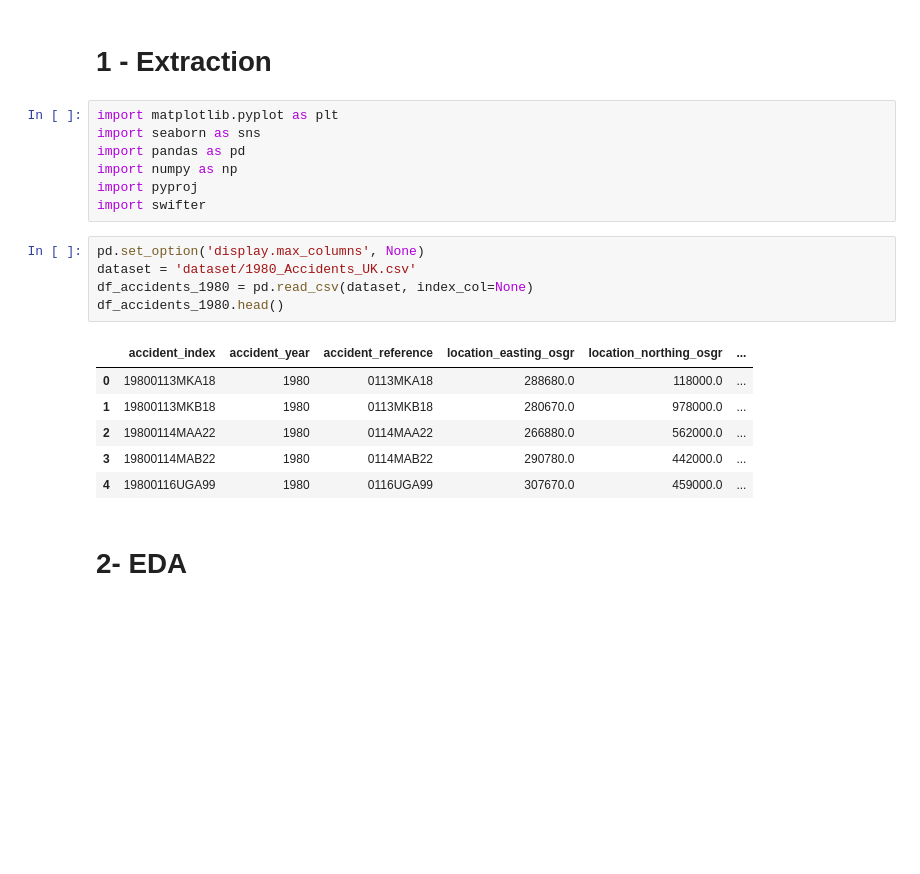
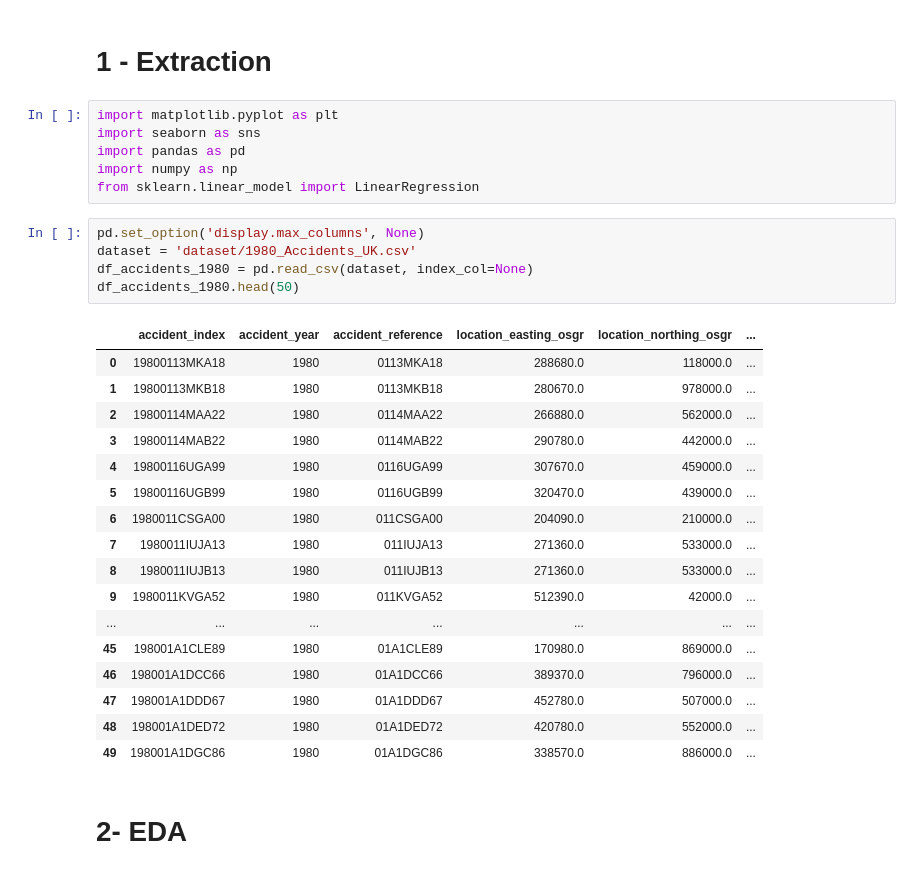
Before and after one commit to YoussefAswad/de-project, a Jupyter notebook: Milestone 1 template.ipynb, the cells around one changed output. Cells and saved outputs as stored; diff of their text form; blank space fills up the shorter version.

```diff
--- a/Milestone 1 template.ipynb
+++ b/Milestone 1 template.ipynb
@@ -26,20 +26,30 @@ import matplotlib.pyplot as plt
 import seaborn as sns
 import pandas as pd
 import numpy as np
-import pyproj
-import swifter
+from sklearn.linear_model import LinearRegression
 # %%
 pd.set_option('display.max_columns', None)
 dataset = 'dataset/1980_Accidents_UK.csv'
 df_accidents_1980 = pd.read_csv(dataset, index_col=None)
-df_accidents_1980.head()
+df_accidents_1980.head(50)
 # %% [output]
 |  | accident_index | accident_year | accident_reference | location_easting_osgr | location_northing_osgr | ... |
 | 0 | 19800113MKA18 | 1980 | 0113MKA18 | 288680.0 | 118000.0 | ... |
 | 1 | 19800113MKB18 | 1980 | 0113MKB18 | 280670.0 | 978000.0 | ... |
 | 2 | 19800114MAA22 | 1980 | 0114MAA22 | 266880.0 | 562000.0 | ... |
 | 3 | 19800114MAB22 | 1980 | 0114MAB22 | 290780.0 | 442000.0 | ... |
 | 4 | 19800116UGA99 | 1980 | 0116UGA99 | 307670.0 | 459000.0 | ... |
+| 5 | 19800116UGB99 | 1980 | 0116UGB99 | 320470.0 | 439000.0 | ... |
+| 6 | 1980011CSGA00 | 1980 | 011CSGA00 | 204090.0 | 210000.0 | ... |
+| 7 | 1980011IUJA13 | 1980 | 011IUJA13 | 271360.0 | 533000.0 | ... |
+| 8 | 1980011IUJB13 | 1980 | 011IUJB13 | 271360.0 | 533000.0 | ... |
+| 9 | 1980011KVGA52 | 1980 | 011KVGA52 | 512390.0 | 42000.0 | ... |
+| ... | ... | ... | ... | ... | ... | ... |
+| 45 | 198001A1CLE89 | 1980 | 01A1CLE89 | 170980.0 | 869000.0 | ... |
+| 46 | 198001A1DCC66 | 1980 | 01A1DCC66 | 389370.0 | 796000.0 | ... |
+| 47 | 198001A1DDD67 | 1980 | 01A1DDD67 | 452780.0 | 507000.0 | ... |
+| 48 | 198001A1DED72 | 1980 | 01A1DED72 | 420780.0 | 552000.0 | ... |
+| 49 | 198001A1DGC86 | 1980 | 01A1DGC86 | 338570.0 | 886000.0 | ... |
 # %% [markdown]
 # 2- EDA
 # %% [markdown]
```
Also changed, not shown: parts of 23 cells of this notebook.
